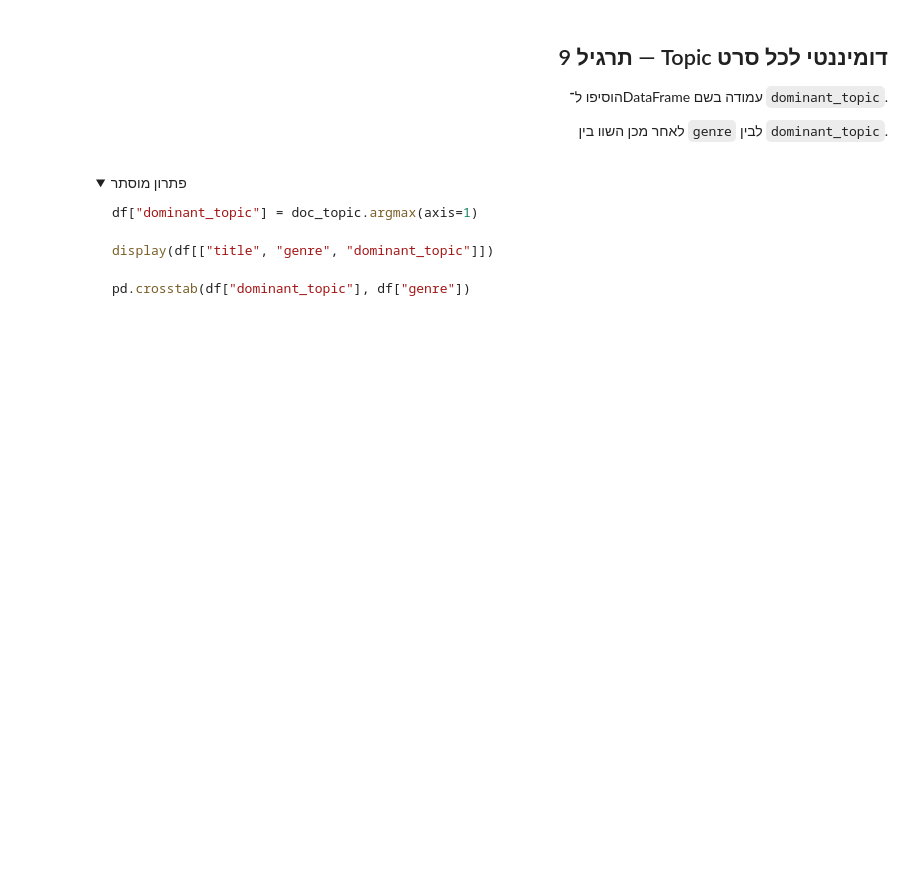
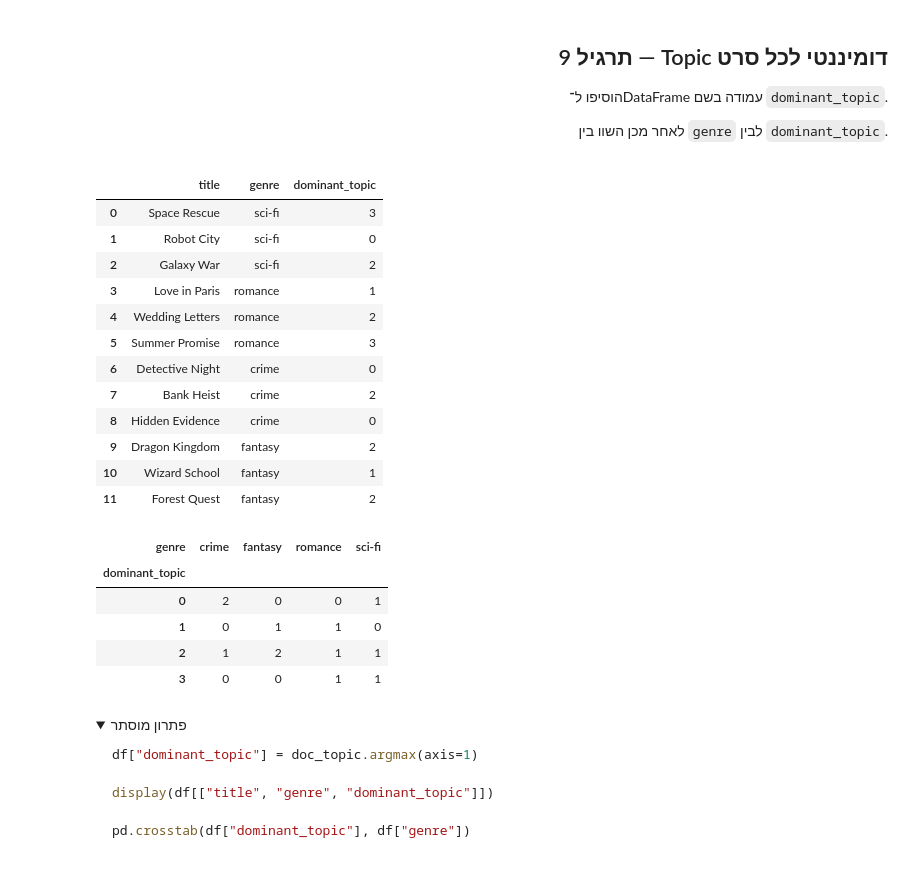
Before and after one commit to yahavLer/python-ai-engineer, a Jupyter notebook: tirgul/class9.ipynb, the cells around one changed output. Drawn from its saved outputs; the diff is of its cells as text; code cells hidden in the pictures; folded sections open; blank space fills up the shorter version.

```diff
--- a/tirgul/class9.ipynb
+++ b/tirgul/class9.ipynb
@@ -760,10 +828,32 @@ for topic_idx, topic in enumerate(lda.components_):
 
 </div>
 # %%
-# TODO:
-# df["dominant_topic"] = ...
-# df[["title", "genre", "dominant_topic"]]
-# pd.crosstab(...)
+
+df["dominant_topic"] = doc_topic.argmax(axis=1)
+
+display(df[["title", "genre", "dominant_topic"]])
+
+pd.crosstab(df["dominant_topic"], df["genre"])
+# %% [output]
+|  | title | genre | dominant_topic |
+| 0 | Space Rescue | sci-fi | 3 |
+| 1 | Robot City | sci-fi | 0 |
+| 2 | Galaxy War | sci-fi | 2 |
+| 3 | Love in Paris | romance | 1 |
+| 4 | Wedding Letters | romance | 2 |
+| 5 | Summer Promise | romance | 3 |
+| 6 | Detective Night | crime | 0 |
+| 7 | Bank Heist | crime | 2 |
+| 8 | Hidden Evidence | crime | 0 |
+| 9 | Dragon Kingdom | fantasy | 2 |
+| 10 | Wizard School | fantasy | 1 |
+| 11 | Forest Quest | fantasy | 2 |
+| genre | crime | fantasy | romance | sci-fi |
+| dominant_topic |  |  |  |  |
+| 0 | 2 | 0 | 0 | 1 |
+| 1 | 0 | 1 | 1 | 0 |
+| 2 | 1 | 2 | 1 | 1 |
+| 3 | 0 | 0 | 1 | 1 |
 # %% [markdown]
 <details dir="rtl">
 <summary>פתרון מוסתר</summary>
```
Also changed, not shown: parts of 11 cells of this notebook.
